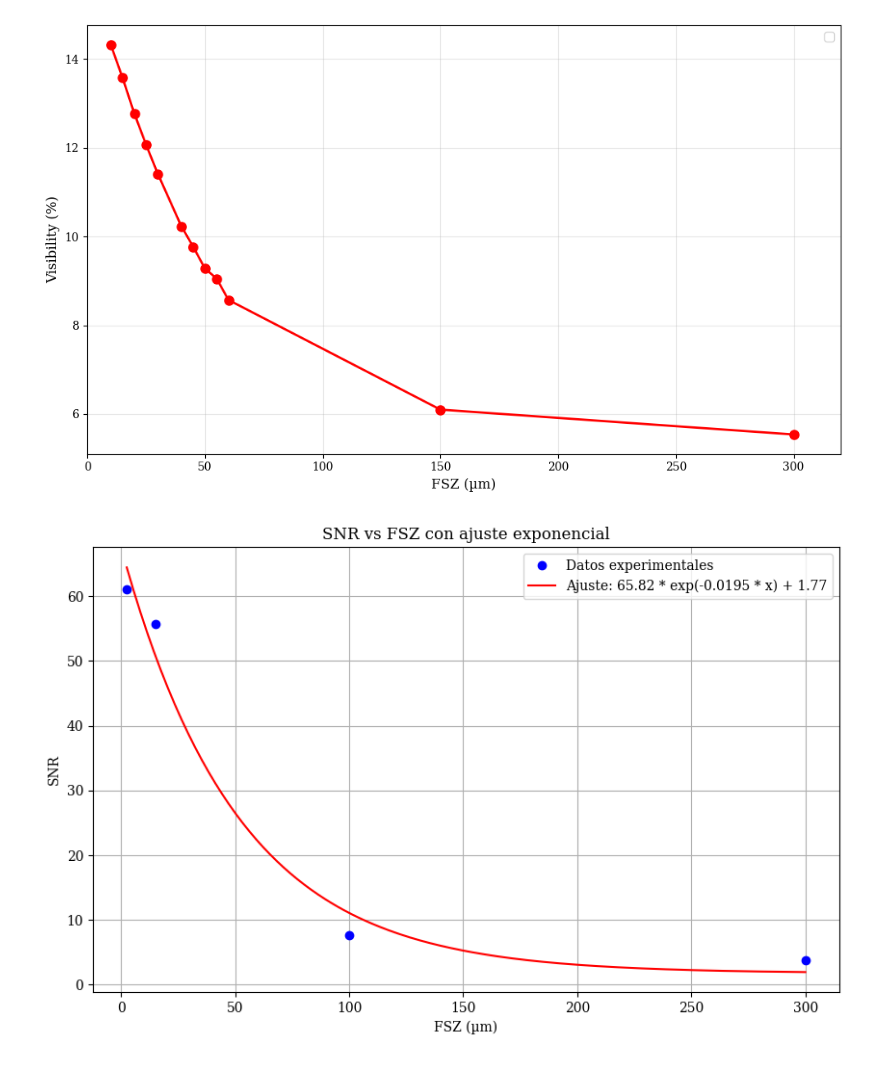
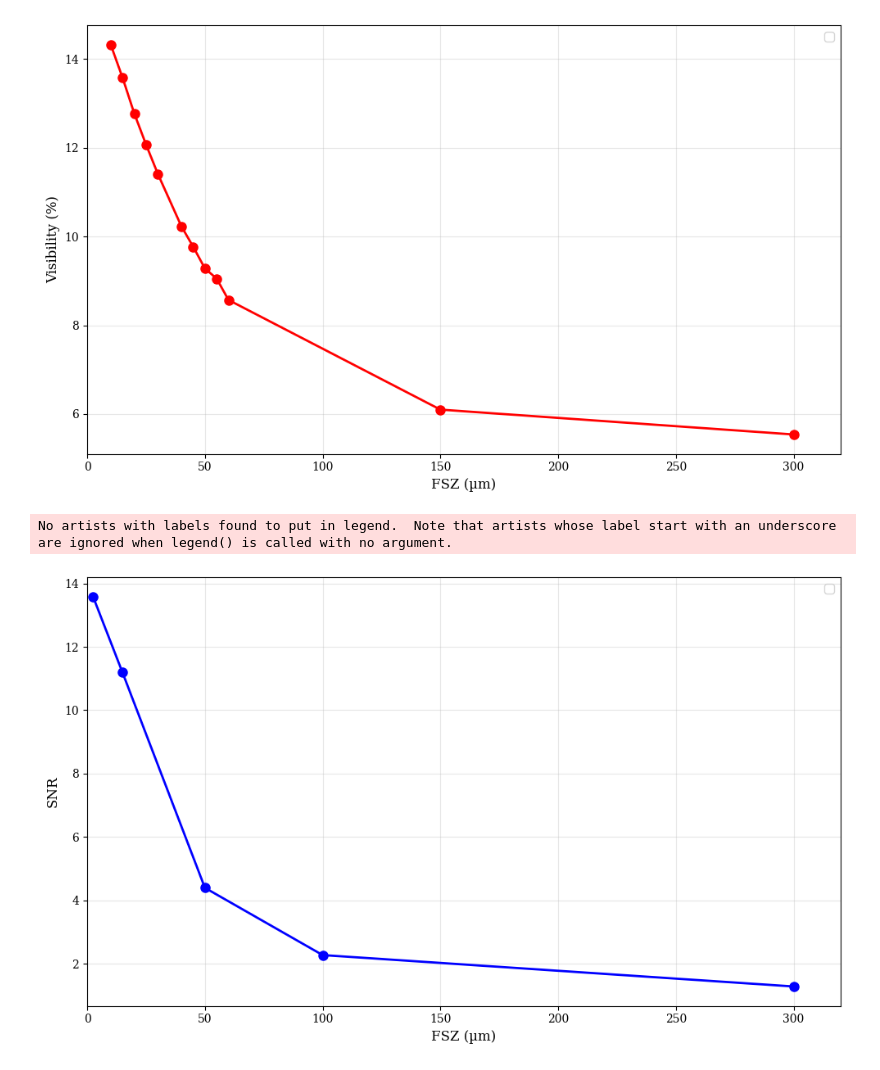
Before and after one commit to roshak1197/FSZ_Study, a Jupyter notebook: read_High.ipynb, the cells around one changed output. Drawn from its saved outputs; the diff is of its cells as text; code cells hidden in the pictures.

```diff
--- a/read_High.ipynb
+++ b/read_High.ipynb
@@ -506,7 +511,35 @@ plt.show()
 No artists with labels found to put in legend.  Note that artists whose label start with an underscore are ignored when legend() is called with no argument.
 [figure]
 # %%
-SNR = np.array([61.14, 55.73, 7.7, 3.8])
-FSZ = np.array([2.5, 15, 100, 300])
+SNR = np.array([13.58, 11.19, 4.4, 2.28, 1.29])
+FSZ = np.array([2.5, 15, 50, 100, 300])
-# %% [output]
-[figure, removed]
+# %%
+import numpy as np
+import matplotlib.pyplot as plt
+
+# Datos
+SNR = np.array([13.58, 11.19, 4.4, 2.28, 1.29])
+FSZ = np.array([2.5, 15, 50, 100, 300])
+
+# Crear figura
+plt.figure(figsize=(10, 6))
+
+# Graficar puntos y línea de tendencia roja que los conecta
+plt.plot(FSZ, SNR, 'bo-', linewidth=2, markersize=8)
+
+# Configuración del gráfico
+plt.xlabel("FSZ (µm)", fontsize=12)
+plt.ylabel("SNR", fontsize=12)
+#plt.title("Visibilidad vs Tamaño de Foco", fontsize=14)
+plt.legend(fontsize=11)
+plt.grid(True, alpha=0.3)
+
+# Ajustar los límites del eje x para mejor visualización
+plt.xlim(0, 320)
+
+plt.tight_layout()
+plt.savefig("SNR_X_vs_Focal_Spot_Size.png", dpi=300)
+plt.show()
+# %% [output]
+No artists with labels found to put in legend.  Note that artists whose label start with an underscore are ignored when legend() is called with no argument.
+[figure, added]
```
Also changed, not shown: parts of 10 cells of this notebook, 1 other file.
